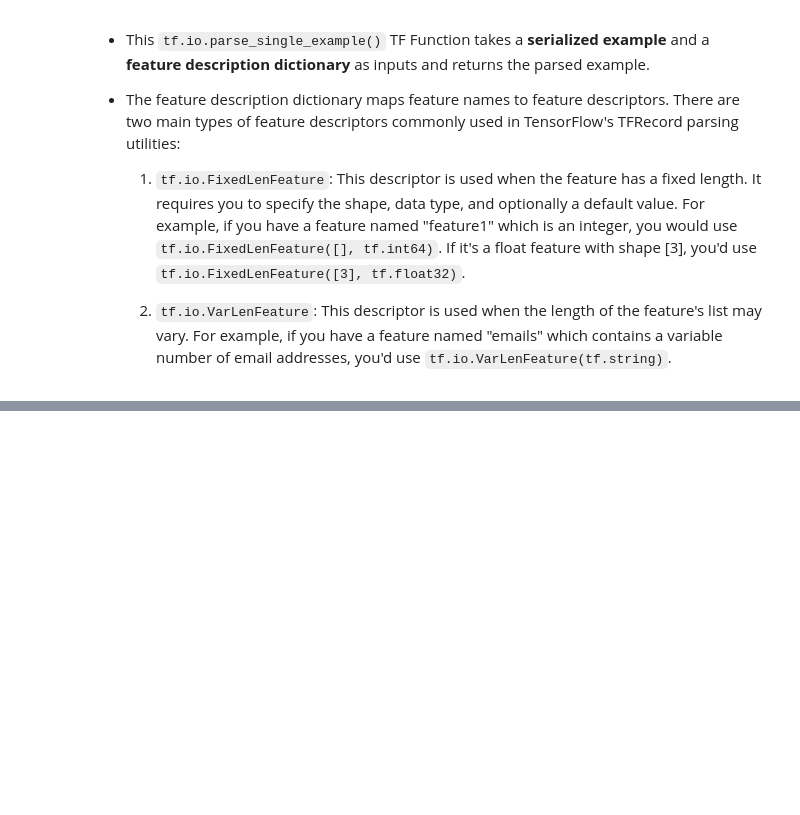
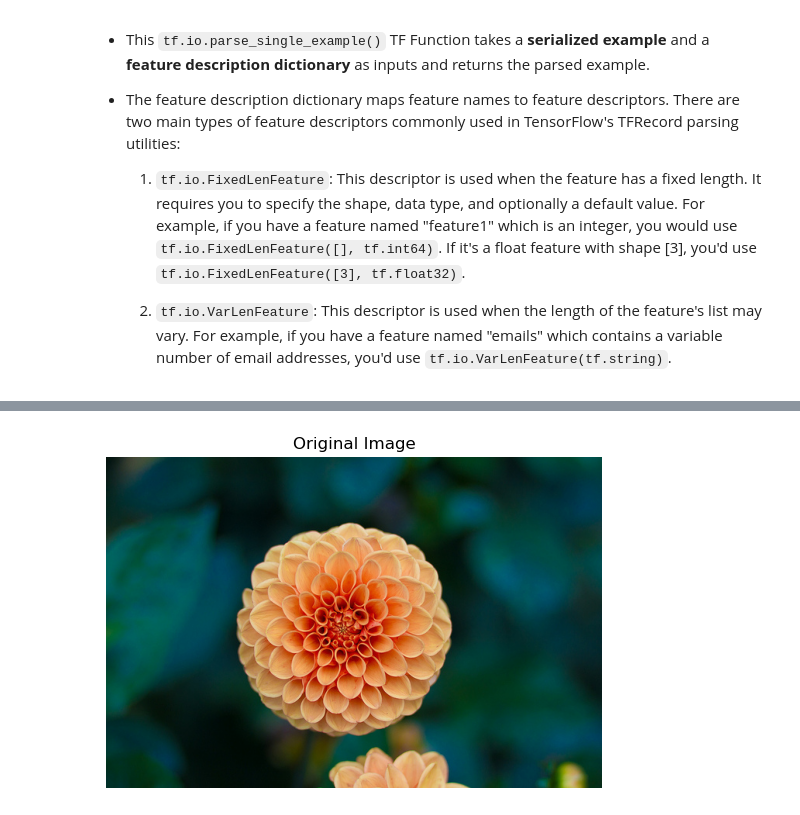
Before and after one commit to ShayanDodge/MachineLearning-Toolkit, a Jupyter notebook: Artifical Neural Networks PYTHON/4. Tensorflow_Data_Preprosessing.ipynb, the cells around one changed output, grey strips where cells are left out. Drawn from its saved outputs; the diff is of its cells as text; code cells hidden in the pictures; blank space fills up the shorter version.

Commit message:
IMAGES in TFR

```diff
--- a/Artifical Neural Networks PYTHON/4. Tensorflow_Data_Preprosessing.ipynb
+++ b/Artifical Neural Networks PYTHON/4. Tensorflow_Data_Preprosessing.ipynb
@@ -859,0 +899,17 @@ for serialized_example in tf.data.TFRecordDataset(["my_contacts.tfrecord"]):
+# %%
+# Import necessary libraries: load_sample_images from sklearn.datasets and matplotlib.pyplot as plt.
+from sklearn.datasets import load_sample_images
+import matplotlib.pyplot as plt
+
+# Load a sample image using load_sample_images() and select the second image from the returned dictionary.
+img = load_sample_images()["images"][1]
+# Display the image using matplotlib's imshow function.
+plt.imshow(img)
+# Turn off axis display.
+plt.axis("off")
+# Add a title to the image.
+plt.title("Original Image")
+# Show the image.
+plt.show()
+# %% [output]
+[figure, added]
```
Also changed, not shown: parts of 5 cells of this notebook.
